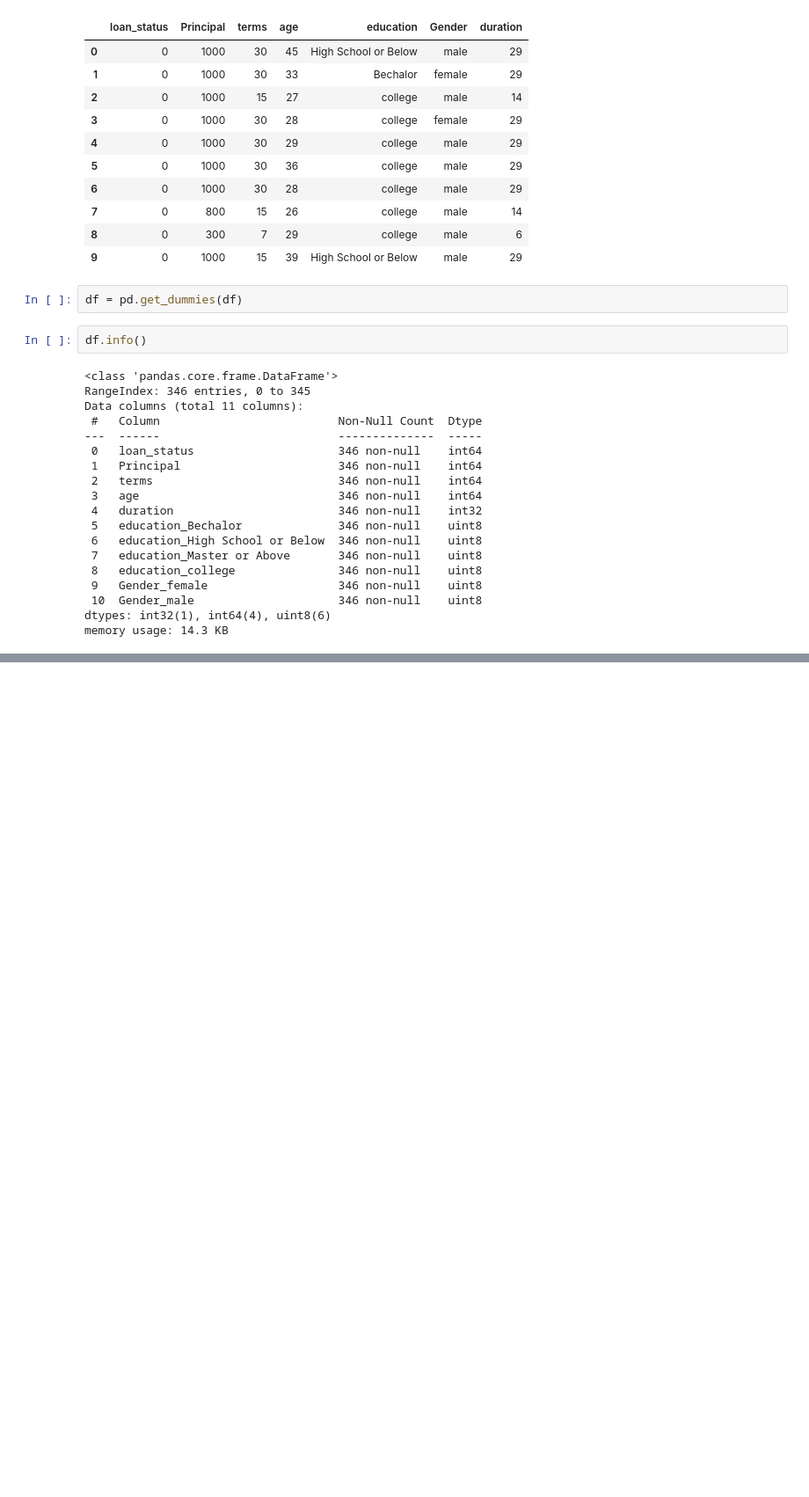
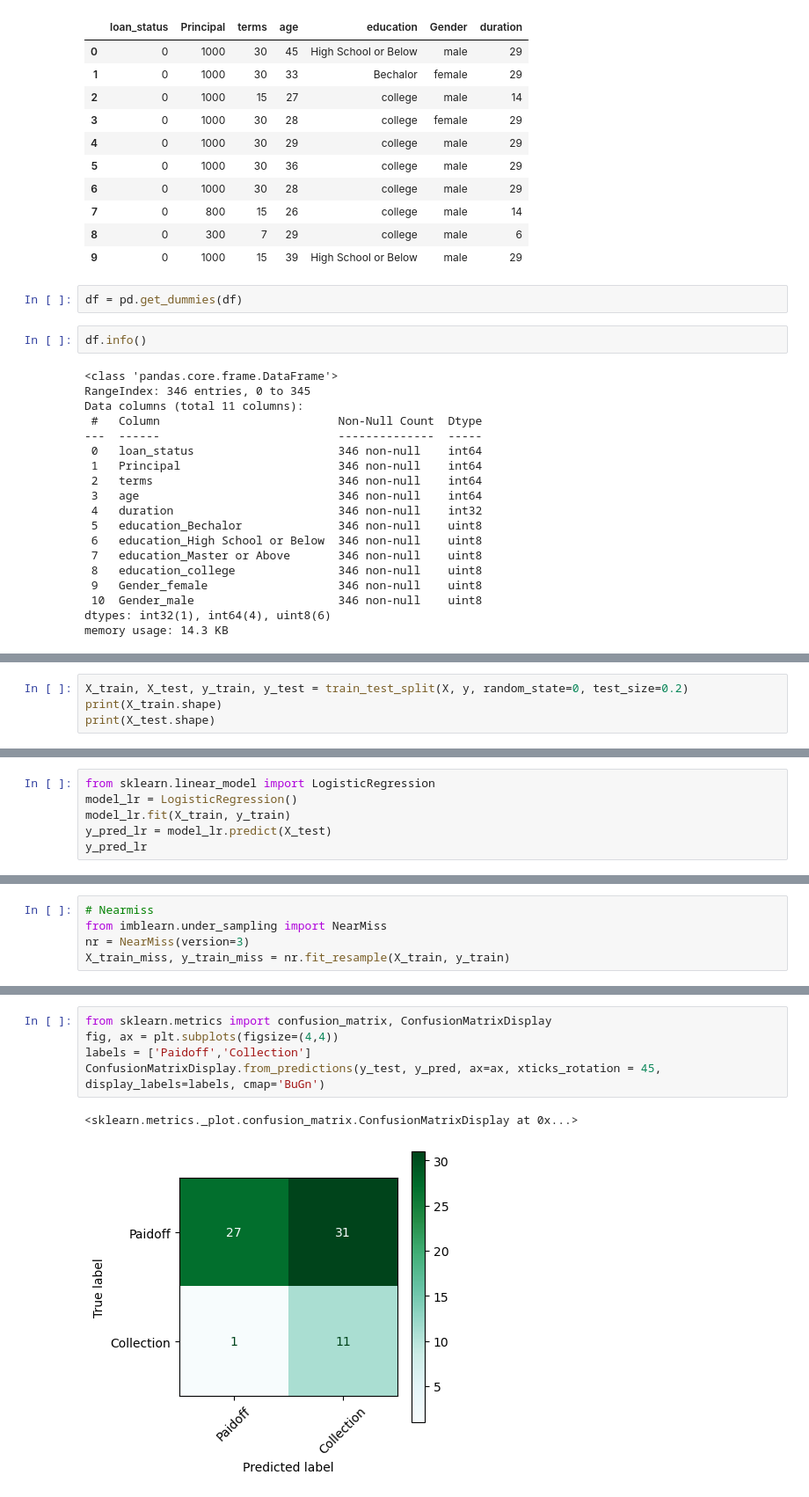
Before and after one commit to ltqnkhtn12/midExam_XDA, a Jupyter notebook: mid_exam.ipynb, the cells around one changed output, grey strips where cells are left out. Shown at 88% size. Cells and saved outputs as stored; diff of their text form; blank space fills up the shorter version.

```diff
--- a/mid_exam.ipynb
+++ b/mid_exam.ipynb
@@ -994,0 +1014,4 @@ memory usage: 14.3 KB
+# %%
+X_train, X_test, y_train, y_test = train_test_split(X, y, random_state=0, test_size=0.2)
+print(X_train.shape)
+print(X_test.shape)
@@ -994,0 +1023,6 @@ memory usage: 14.3 KB
+# %%
+from sklearn.linear_model import LogisticRegression
+model_lr = LogisticRegression()
+model_lr.fit(X_train, y_train)
+y_pred_lr = model_lr.predict(X_test)
+y_pred_lr
@@ -994,0 +1052,5 @@ memory usage: 14.3 KB
+# %%
+# Nearmiss
+from imblearn.under_sampling import NearMiss
+nr = NearMiss(version=3)
+X_train_miss, y_train_miss = nr.fit_resample(X_train, y_train)
@@ -994,0 +1098,8 @@ memory usage: 14.3 KB
+# %%
+from sklearn.metrics import confusion_matrix, ConfusionMatrixDisplay
+fig, ax = plt.subplots(figsize=(4,4))
+labels = ['Paidoff','Collection']
+ConfusionMatrixDisplay.from_predictions(y_test, y_pred, ax=ax, xticks_rotation = 45, display_labels=labels, cmap='BuGn')
+# %% [output]
+<sklearn.metrics._plot.confusion_matrix.ConfusionMatrixDisplay at 0x...>
+[figure, added]
```
Also changed, not shown: parts of 23 cells of this notebook.
